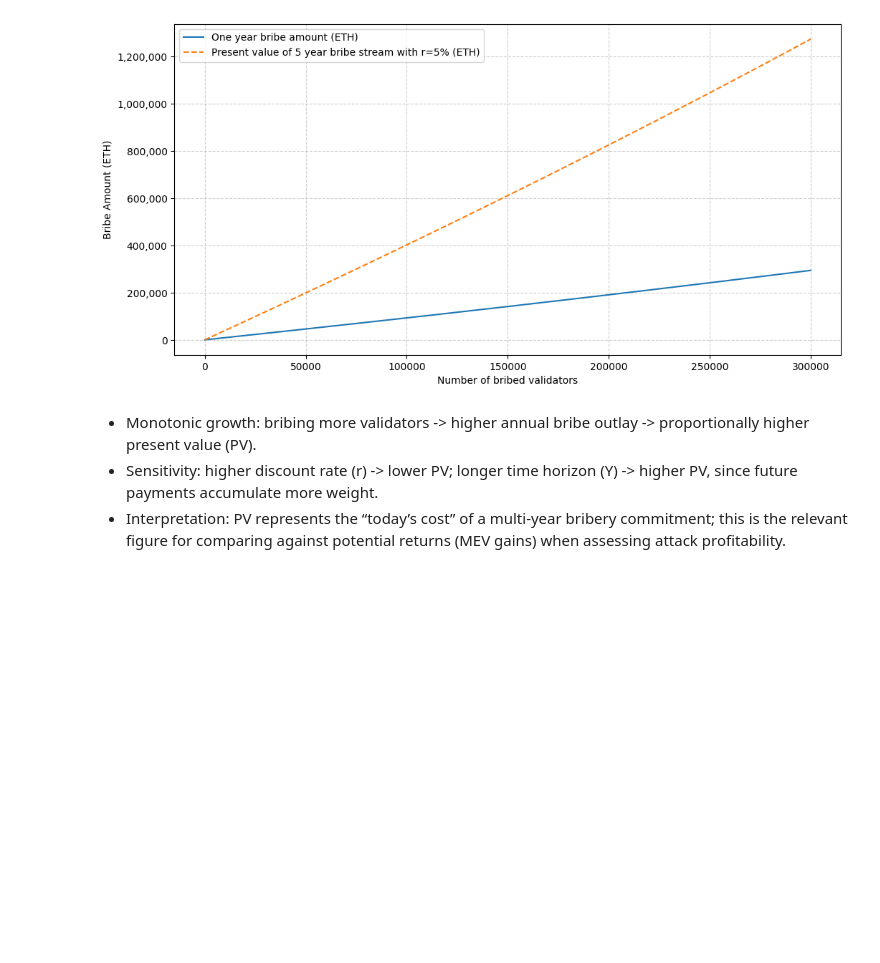
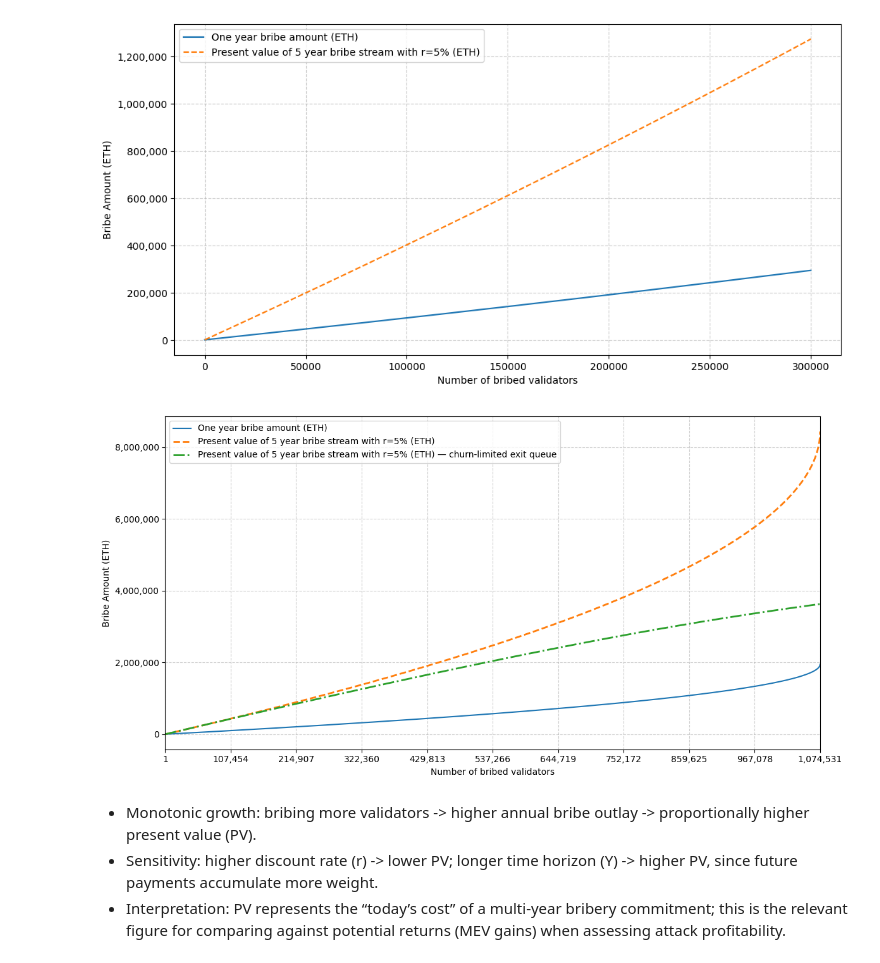
Before and after one commit to 0xSooki/bribery-zoo, a Jupyter notebook: Figures/playground.ipynb, the cells around one changed output. Cells and saved outputs as stored; diff of their text form; code cells hidden in the pictures; blank space fills up the shorter version.

```diff
--- a/Figures/playground.ipynb
+++ b/Figures/playground.ipynb
@@ -654,6 +717,95 @@ plt.grid(True, linestyle="--", alpha=0.6)
 plt.show()
 # %% [output]
 [figure]
+# %%
+max_bribed_validators = noOfValidators
+APR_const        = 2940.21
+
+def getAPR(n_validators):
+    n = np.asarray(n_validators, dtype=float)
+    return APR_const / np.sqrt(n)
+
+def one_year_reward_per_validator(n_validators):
+    return 32.0 * getAPR(n_validators) / 100.0
+
+i_vals = np.arange(noOfValidators, noOfValidators - max_bribed_validators, -1, dtype=np.int64)
+
+one_year_rewards = one_year_reward_per_validator(i_vals)
+bribeAmounts     = np.cumsum(one_year_rewards)
+
+pv_factor   = years if discount_rate == 0 else (1 - (1 + discount_rate) ** (-years)) / discount_rate
+cum_pv_naive = bribeAmounts * pv_factor
+
+
+R0_per_epoch = one_year_reward_per_validator(noOfValidators) / noEpochsPerYear
+E = int(round(noEpochsPerYear * years))
+
+epochs = np.arange(E, dtype=np.float64)
+discount_per_epoch   = (1.0 + discount_rate) ** (-epochs / noEpochsPerYear)
+suffix_sum_discount  = np.cumsum(discount_per_epoch[::-1])[::-1]
+unit_pv_if_exit_at_epoch = R0_per_epoch * suffix_sum_discount
+
+def churn_limit(active_validators: int) -> int:
+    return max(4, active_validators // 65_536)
+
+def exit_schedule_epochs(N: int, active0: int):
+    exit_epochs = np.empty(N, dtype=np.int32)
+    remaining = N
+    active    = int(active0)
+    k = 0
+    e = 0
+    while remaining > 0:
+        c = churn_limit(active)
+        m = min(c, remaining)
+        exit_epochs[k:k+m] = e
+        k        += m
+        remaining-= m
+        active   -= m
+        e        += 1
+        if e >= E:
+            exit_epochs[k:] = E-1
+            break
+    return exit_epochs
+
+exit_epochs    = exit_schedule_epochs(max_bribed_validators, noOfValidators)
+unit_pv_series = unit_pv_if_exit_at_epoch[np.minimum(exit_epochs, E-1)]
+cum_pv_churn   = np.cumsum(unit_pv_series)
+
+x = np.arange(1, max_bribed_validators + 1)
+
+plt.figure(figsize=(12, 6))
+
+plt.plot(x, bribeAmounts, label="One year bribe amount (ETH)")
+
+plt.plot(
+    x, cum_pv_naive,
+    label=f"Present value of {years} year bribe stream with r={discount_rate:.0%} (ETH)",
+    linestyle="--", linewidth=2.0
+)
+
+plt.plot(
+    x, cum_pv_churn,
+    label=f"Present value of {years} year bribe stream with r={discount_rate:.0%} (ETH) — churn-limited exit queue",
+    linestyle="-.", linewidth=2.0
+)
+
+plt.xlabel("Number of bribed validators")
+plt.ylabel("Bribe Amount (ETH)")
+plt.ticklabel_format(style='plain', axis='y')
+plt.gca().yaxis.set_major_formatter(mticker.StrMethodFormatter('{x:,.0f}'))
+plt.gca().xaxis.set_major_formatter(mticker.StrMethodFormatter('{x:,.0f}'))
+plt.xlim(1, max_bribed_validators)
+
+step = max(1, max_bribed_validators // 10)
+plt.xticks(np.arange(1, max_bribed_validators + 1, step))
+
+plt.grid(True, linestyle="--", alpha=0.6)
+plt.legend()
+plt.tight_layout()
+plt.savefig("payToExitBribeAmounts.pdf", format="pdf", bbox_inches="tight")
+plt.show()
+# %% [output]
+[figure, added]
 # %% [markdown]
 * Monotonic growth: bribing more validators -> higher annual bribe outlay -> proportionally higher present value (PV).
 * Sensitivity: higher discount rate (r) -> lower PV; longer time horizon (Y) -> higher PV, since future payments accumulate more weight.
```
Also changed, not shown: parts of 21 cells of this notebook.
